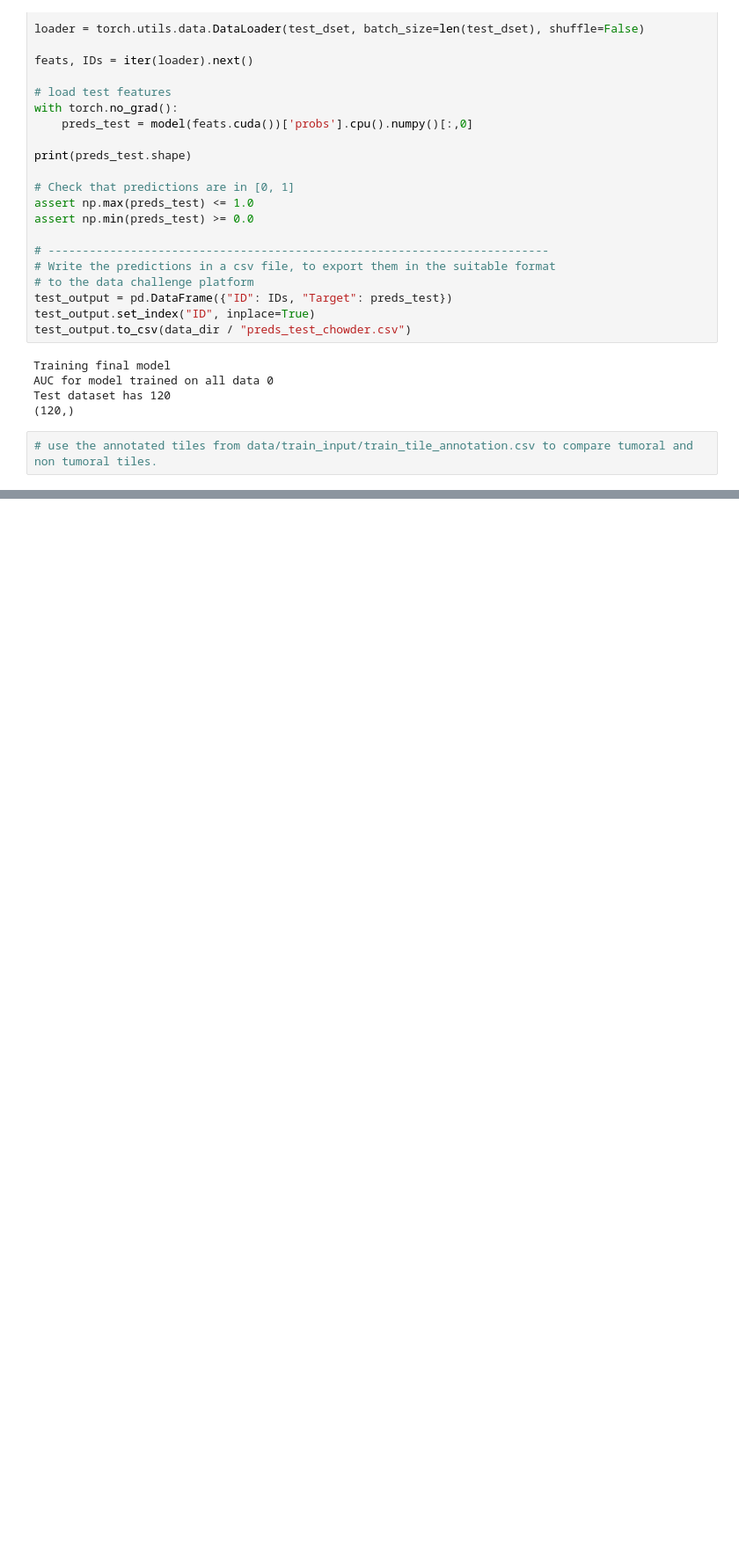
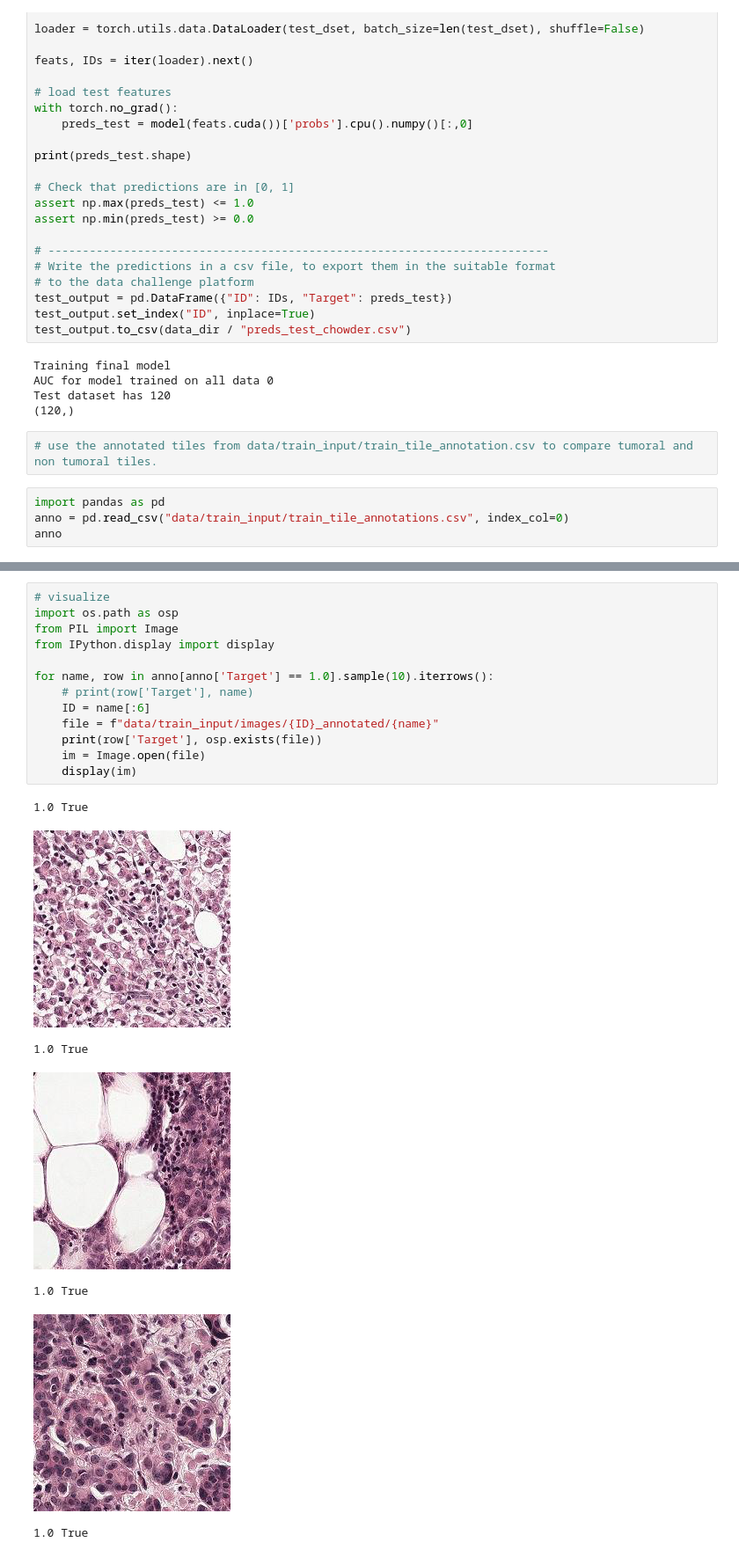
Before and after one commit to sbaio/detecting-breast-cancer-metastases, a Jupyter notebook: notebook.ipynb, the cells around one changed output, grey strips where cells are left out. Shown at 88% size. Saved outputs shown, nothing was run; the diff lists cells and outputs as text; blank space fills up the shorter version.

```diff
--- a/notebook.ipynb
+++ b/notebook.ipynb
@@ -286,3 +286,7 @@ Test dataset has 120
 (120,)
 # %%
 # use the annotated tiles from data/train_input/train_tile_annotation.csv to compare tumoral and non tumoral tiles.
+# %%
+import pandas as pd
+anno = pd.read_csv("data/train_input/train_tile_annotations.csv", index_col=0)
+anno
@@ -288,0 +313,21 @@ Test dataset has 120
+# %%
+# visualize
+import os.path as osp
+from PIL import Image
+from IPython.display import display
+
+for name, row in anno[anno['Target'] == 1.0].sample(10).iterrows():
+    # print(row['Target'], name)
+    ID = name[:6]
+    file = f"data/train_input/images/{ID}_annotated/{name}"
+    print(row['Target'], osp.exists(file))
+    im = Image.open(file)
+    display(im)
+# %% [output]
+1.0 True
+[figure, added]
+1.0 True
+[figure, added]
+1.0 True
+[figure, added]
+1.0 True
```
Also changed, not shown: parts of 12 cells of this notebook, 2 other files.
